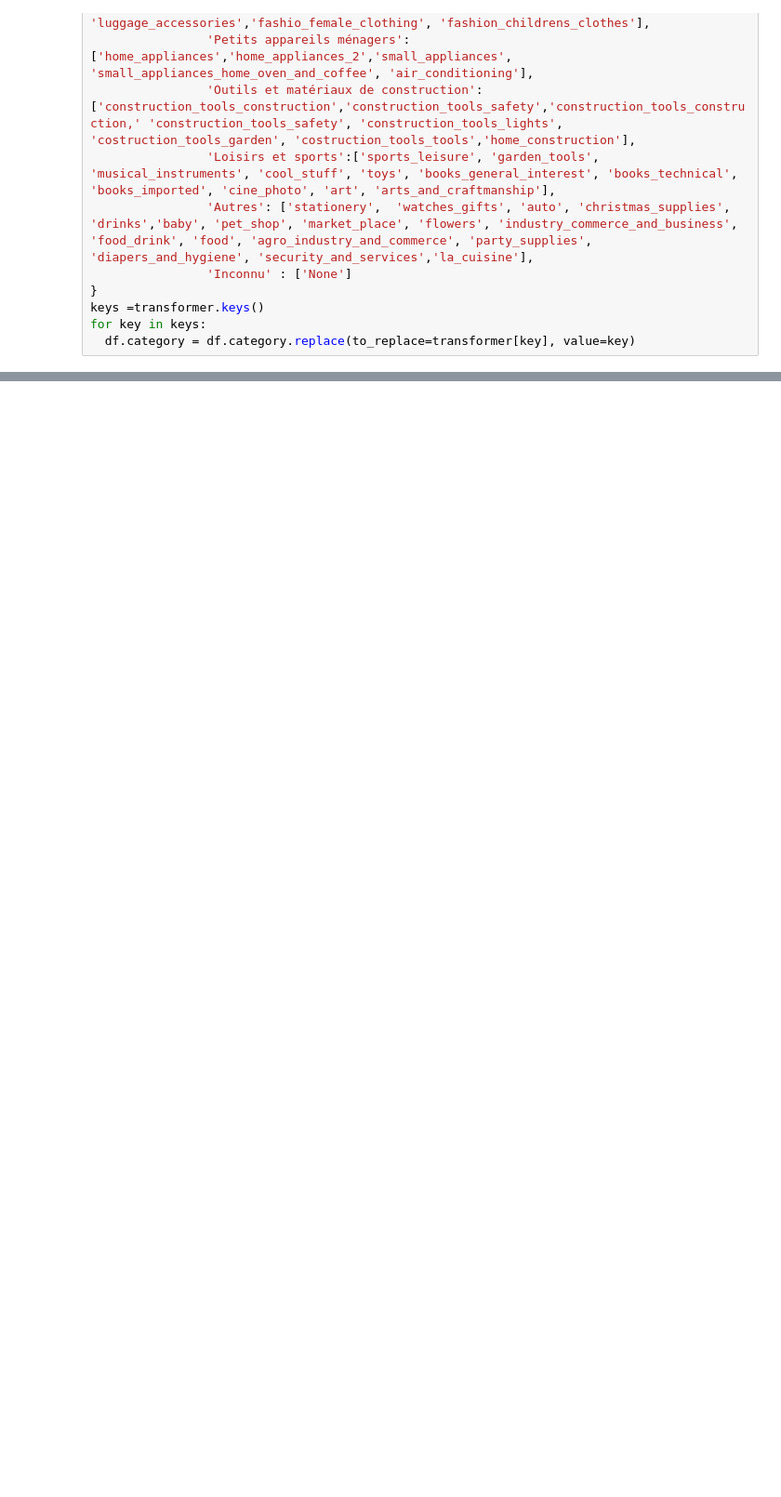
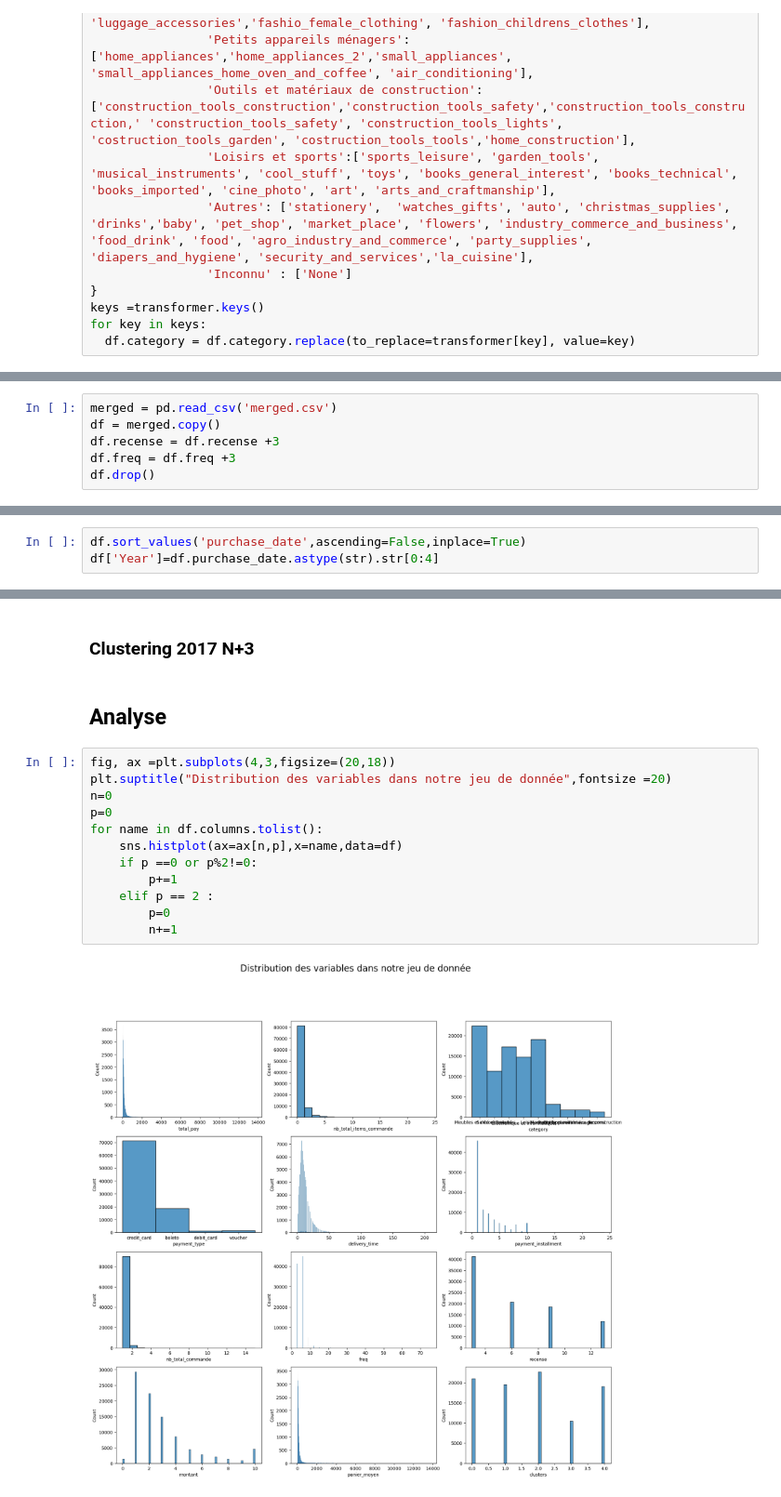
Before and after one commit to Thomas-Dulompont/Segmentation-Client, a Jupyter notebook: notebooks/analyse.ipynb, the cells around one changed output, grey strips where cells are left out. Shown at 93% size. Saved outputs shown, nothing was run; the diff lists cells and outputs as text; blank space fills up the shorter version.

```diff
--- a/notebooks/analyse.ipynb
+++ b/notebooks/analyse.ipynb
@@ -274,0 +258,6 @@ df.to_csv('merged.csv',index=False)
+# %%
+merged = pd.read_csv('merged.csv')
+df = merged.copy()
+df.recense = df.recense +3
+df.freq = df.freq +3
+df.drop()
@@ -274,0 +274,3 @@ df.to_csv('merged.csv',index=False)
+# %%
+df.sort_values('purchase_date',ascending=False,inplace=True)
+df['Year']=df.purchase_date.astype(str).str[0:4]
@@ -274,0 +419,18 @@ df.to_csv('merged.csv',index=False)
+# %% [markdown]
+### Clustering 2017 N+3
+# %% [markdown]
+## Analyse
+# %%
+fig, ax =plt.subplots(4,3,figsize=(20,18))
+plt.suptitle("Distribution des variables dans notre jeu de donnée",fontsize =20)
+n=0
+p=0
+for name in df.columns.tolist():
+    sns.histplot(ax=ax[n,p],x=name,data=df)
+    if p ==0 or p%2!=0:
+        p+=1
+    elif p == 2 :
+        p=0
+        n+=1
+# %% [output]
+[figure, added]
```
Also changed, not shown: parts of 34 cells of this notebook, 6 other files.
